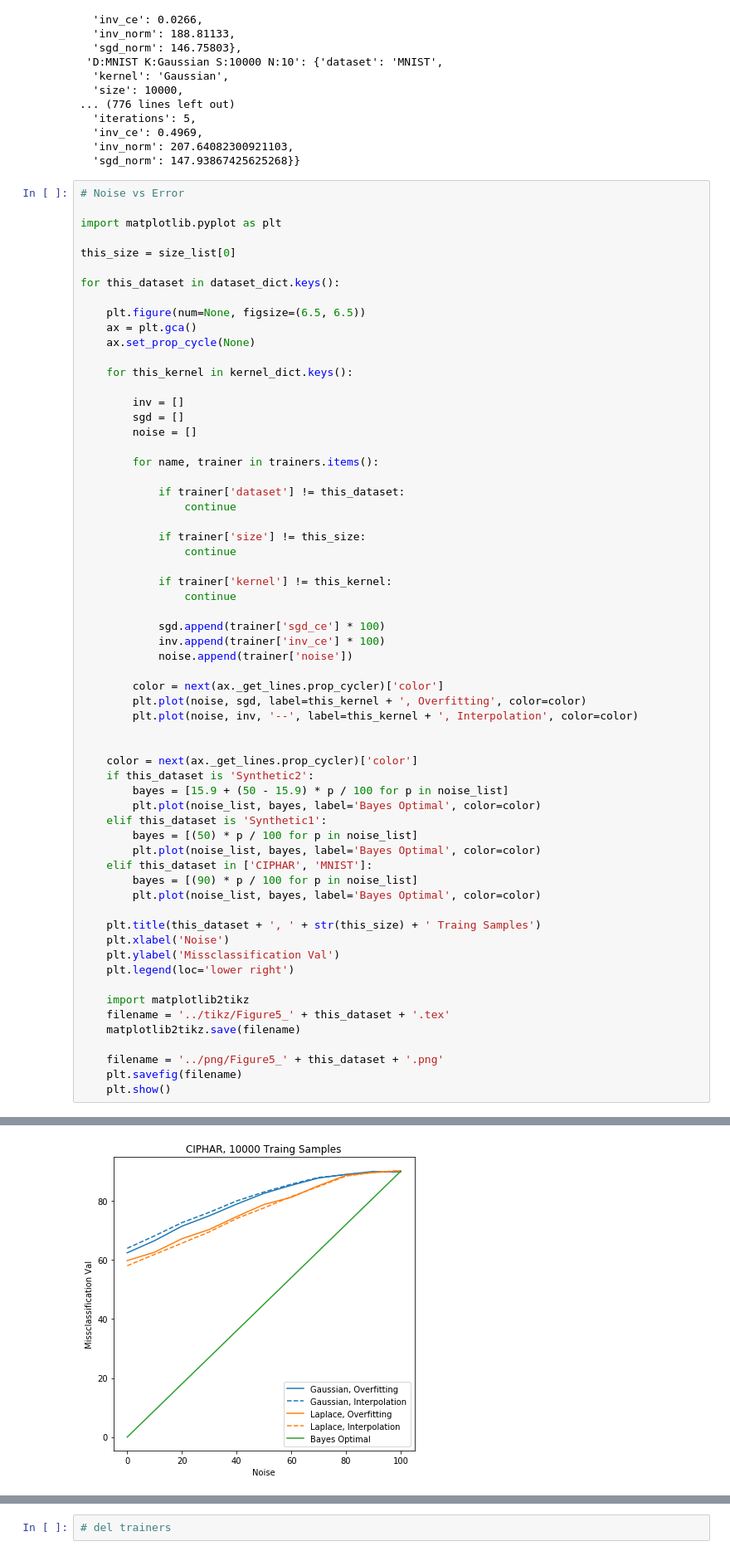
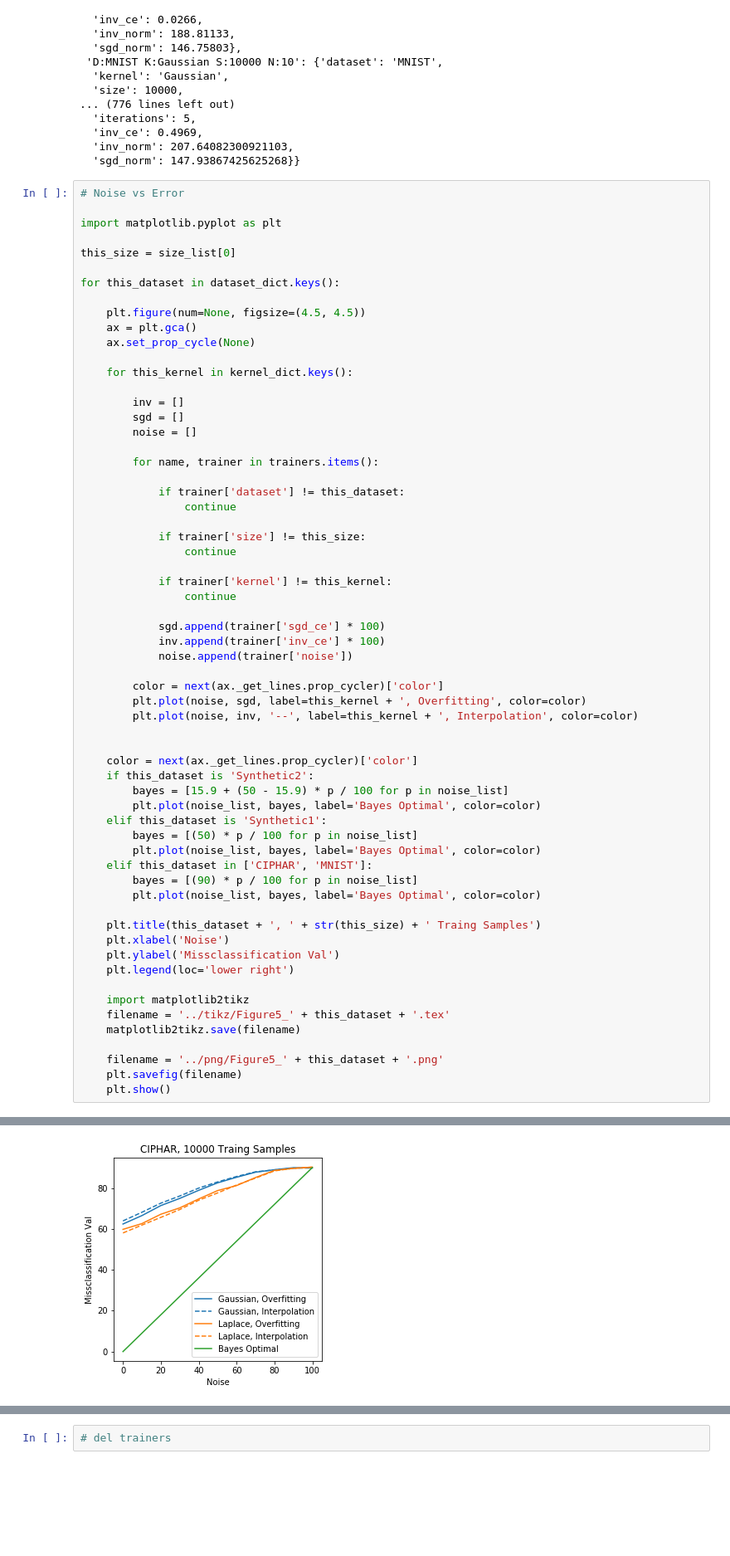
Before and after one commit to johannespitz/kernel-overfitting, a Jupyter notebook: notebooks/Figure5.ipynb, the cells around one changed output, grey strips where cells are left out. Shown at 83% size. Drawn from its saved outputs; the diff is of its cells as text; blank space fills up the shorter version.

```diff
--- a/notebooks/Figure5.ipynb
+++ b/notebooks/Figure5.ipynb
@@ -48,7 +48,7 @@ this_size = size_list[0]
 
 for this_dataset in dataset_dict.keys():
 
-    plt.figure(num=None, figsize=(6.5, 6.5))
+    plt.figure(num=None, figsize=(4.5, 4.5))
     ax = plt.gca()
     ax.set_prop_cycle(None)
 
@@ -106 +106 @@ for this_dataset in dataset_dict.keys():
-[figure, old version]
+[figure, new version]
```
Also changed, not shown: parts of 1 cell of this notebook, 26 other files.
